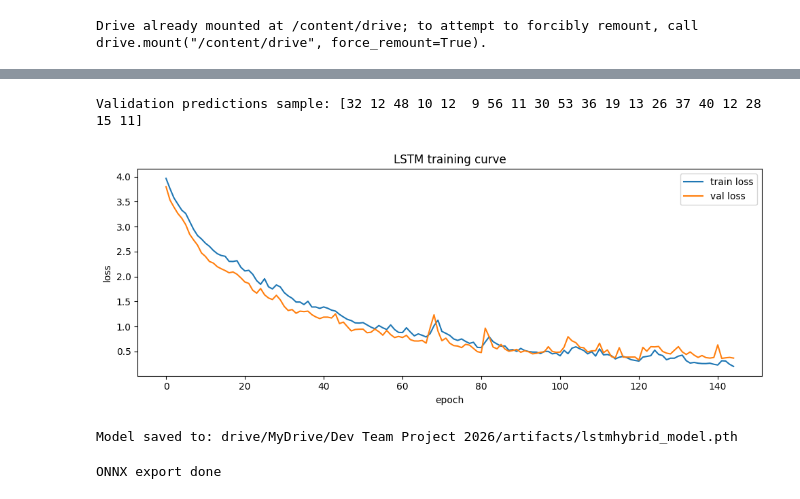
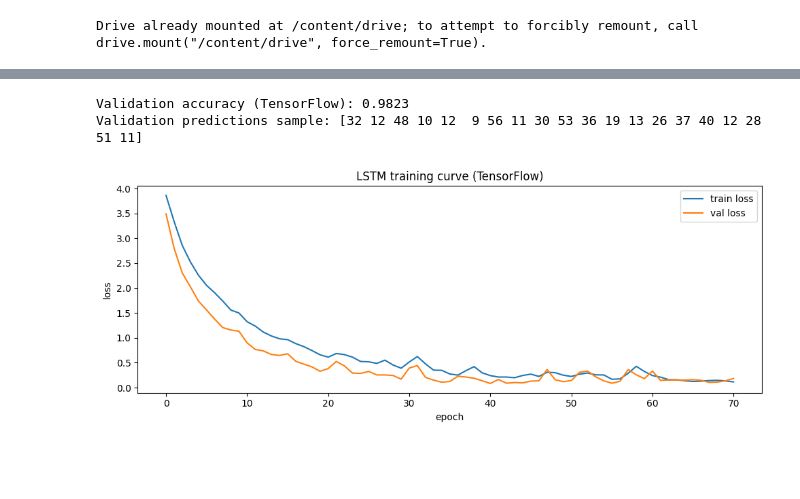
Before and after one commit to EyaHaddad/tsl-ai-model, a Jupyter notebook: lstm-cnn.ipynb, the cells around one changed output, grey strips where cells are left out. Cells and saved outputs as stored; diff of their text form; code cells hidden in the pictures; blank space fills up the shorter version.

Commit message:
migrate lstm-cnn from PyTorch to TensorFlow

```diff
--- a/lstm-cnn.ipynb
+++ b/lstm-cnn.ipynb
@@ -121,10 +80,0 @@ Extended X_val_lstm shape: (395, 30, 126)
-# %%
-num_classes = int(meta["num_classes"] )
-seq_len = int(meta["seq_len"] )
-num_features = int(meta["num_features"] )
-
-print("Train shape:", X_train_lstm.shape, y_train_lstm.shape)
-print("Val shape:", X_val_lstm.shape, y_val_lstm.shape)
-print("Sequence length:", seq_len)
-print("Feature count:", num_features)
-print("Class count:", num_classes)
@@ -318,0 +191,19 @@ Best val accuracy: 0.9342
+# %%
+NUM_EPOCHS = 100
+
+callbacks = [
+    tf.keras.callbacks.EarlyStopping(
+        monitor="val_accuracy",
+        patience=15,
+        restore_best_weights=True,
+        mode="max",
+    )
+]
+
+history = model.fit(
+    train_ds,
+    validation_data=val_ds,
+    epochs=NUM_EPOCHS,
+    callbacks=callbacks,
+    verbose=1,
+)
@@ -319,27 +228,21 @@ Best val accuracy: 0.9342
 # %%
-model.eval()
-with torch.no_grad():
-    val_logits = model(X_val_tensor.to(DEVICE))
-    val_predictions = torch.argmax(val_logits, dim=1).cpu().numpy()
+val_probs = model.predict(X_val, verbose=0)
+val_predictions = np.argmax(val_probs, axis=1)
+val_acc = (val_predictions == y_val).mean()
 
+print(f"Validation accuracy (TensorFlow): {val_acc:.4f}")
 print("Validation predictions sample:", val_predictions[:20])
 
 plt.figure(figsize=(10, 4))
-plt.plot(history["train_loss"], label="train loss")
-plt.plot(history["val_loss"], label="val loss")
-plt.title("LSTM training curve")
+plt.plot(history.history["loss"], label="train loss")
+plt.plot(history.history["val_loss"], label="val loss")
+plt.title("LSTM training curve (TensorFlow)")
 plt.xlabel("epoch")
 plt.ylabel("loss")
 plt.legend()
 plt.tight_layout()
 plt.show()
 # %% [output]
-Validation predictions sample: [32 12 48 10 12  9 56 11 30 53 36 19 13 26 37 40 12 28 15 11]
+Validation accuracy (TensorFlow): 0.9823
+Validation predictions sample: [32 12 48 10 12  9 56 11 30 53 36 19 13 26 37 40 12 28 51 11]
-[figure, old version]
+[figure, new version]
-# %%
-# save the model
-model_path = os.path.join(ARTIFACTS_DIR, "lstmhybrid_model.pth")
-torch.save(model.state_dict(), model_path)
-print(f"Model saved to: {model_path}")
-# %% [output]
-Model saved to: drive/MyDrive/Dev Team Project 2026/artifacts/lstmhybrid_model.pth
@@ -354,22 +248,0 @@ Model saved to: drive/MyDrive/Dev Team Project 2026/artifacts/lstmhybrid_model.p
-# %%
-model.eval()
-model.cpu()
-
-sample_input = torch.randn(1, seq_len, num_features)
-
-torch.onnx.export(
-    model,
-    sample_input,
-    os.path.join(ARTIFACTS_DIR, "model.onnx"),
-    input_names=["input"],
-    output_names=["output"],
-    dynamic_axes={
-        "input": {0: "batch_size"},
-        "output": {0: "batch_size"}
-    },
-    opset_version=12,
-    dynamo=False
-)
-print("ONNX export done")
-# %% [output]
-ONNX export done
```
Also changed, not shown: parts of 28 cells of this notebook.
